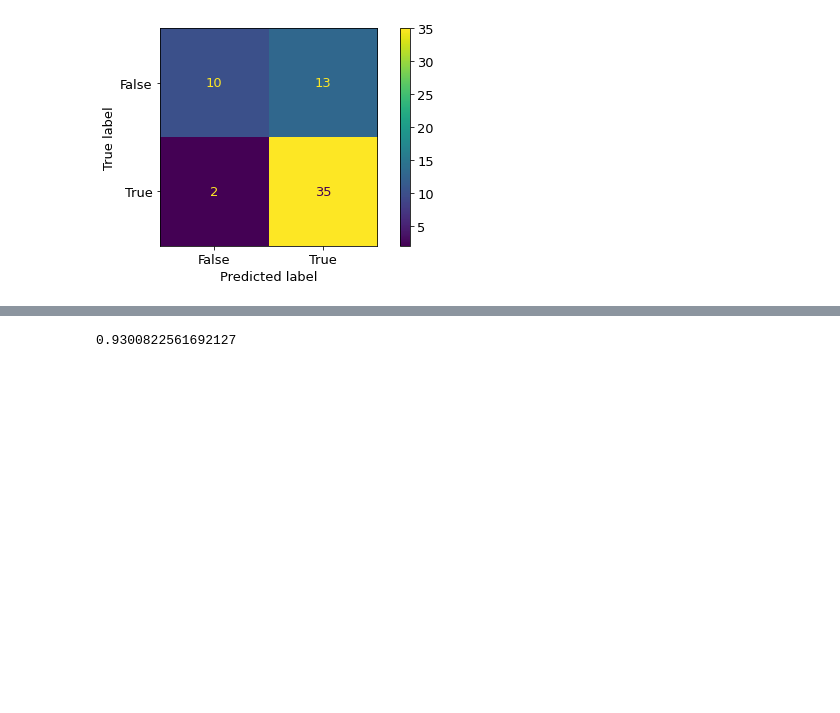
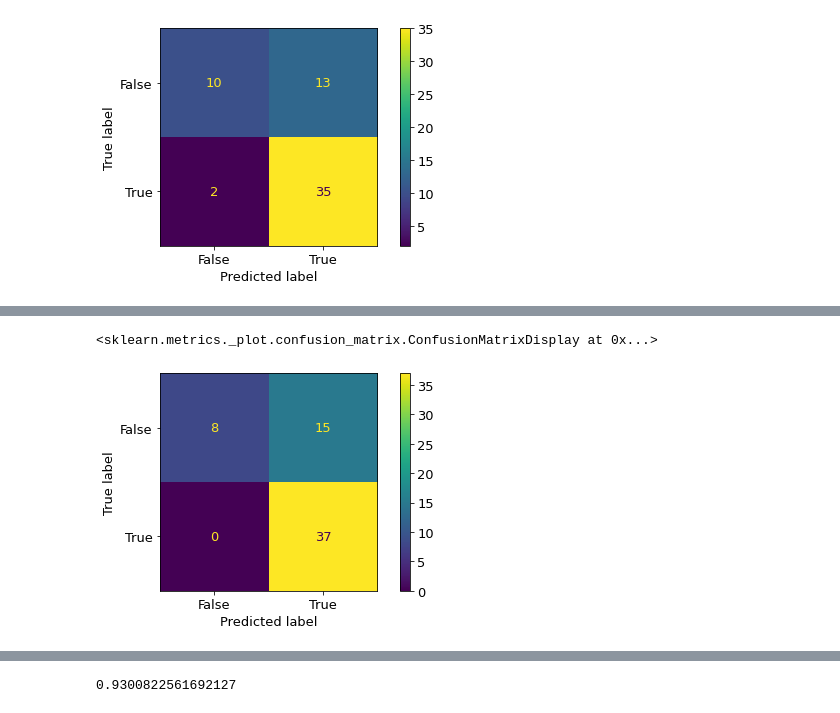
Before and after one commit to mdrkb/mlcamp, a Jupyter notebook: 07-midterm-project/notebook.ipynb, the cells around one changed output, grey strips where cells are left out. Drawn from its saved outputs; the diff is of its cells as text; code cells hidden in the pictures; blank space fills up the shorter version.

```diff
--- a/07-midterm-project/notebook.ipynb
+++ b/07-midterm-project/notebook.ipynb
@@ -269,8 +336,8 @@ We can see that the accuracy has decreased significantly from 0.817 to 0.683. Bu
 ### 1.2.1 Base Model
 # %%
 # Train the model with training dataset using default parameters
-dt = DecisionTreeClassifier(random_state=1)
-dt.fit(X_train, y_train)
+dt_base = DecisionTreeClassifier(random_state=1)
+dt_base.fit(X_train, y_train)
 # %% [output]
 DecisionTreeClassifier(random_state=1)
 # %%
@@ -375,0 +514,6 @@ Interpretation of the result.
+# %%
+# Calculate the confusion matrix
+ConfusionMatrixDisplay.from_predictions(y_val, result)
+# %% [output]
+<sklearn.metrics._plot.confusion_matrix.ConfusionMatrixDisplay at 0x...>
+[figure, added]
```
Also changed, not shown: parts of 41 cells of this notebook.
